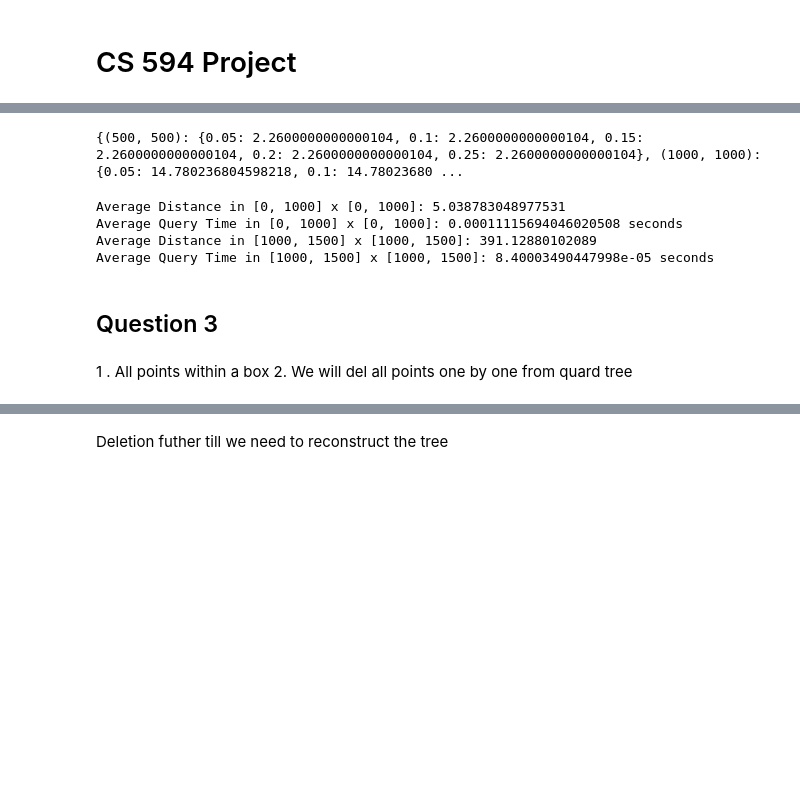
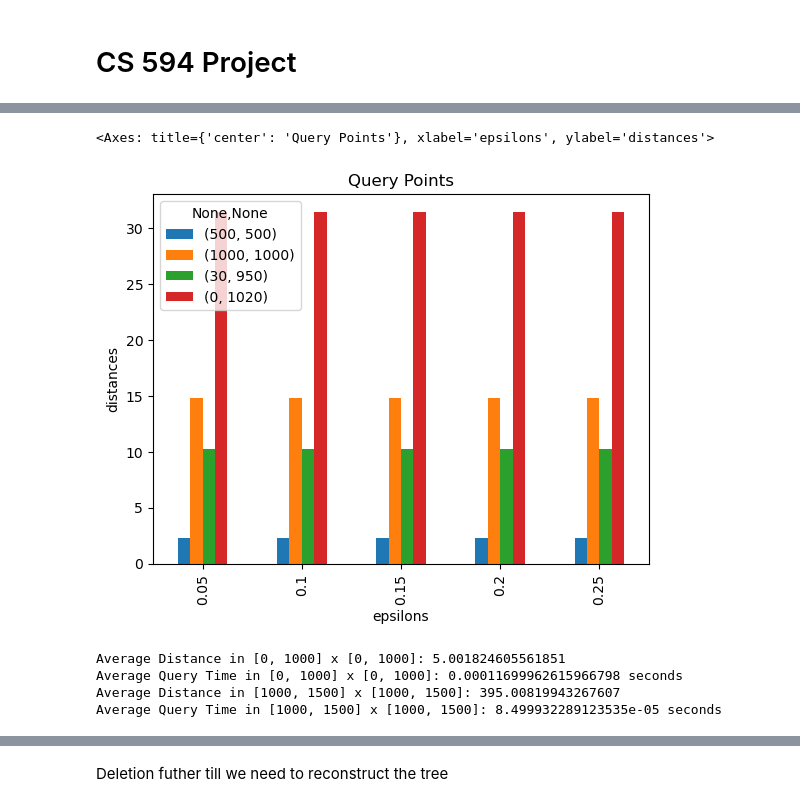
Before and after one commit to soni-ratnesh/CS594-Project, a Jupyter notebook: CS-594 Solutions.ipynb, the cells around one changed output, grey strips where cells are left out. Drawn from its saved outputs; the diff is of its cells as text; code cells hidden in the pictures; blank space fills up the shorter version.

```diff
--- a/CS-594 Solutions.ipynb
+++ b/CS-594 Solutions.ipynb
@@ -64,14 +85,15 @@ Relationship between spread and height, ceil(log(spread)): 14.0 == height of tre
 # %%
 ## sample eps and point as given in question
 epsilons = [0.05, 0.1, 0.15, 0.2, 0.25]
 points = [Point(500, 500), Point(1000, 1000), Point(30, 950), Point(0, 1020)]
 
-distance_ann = cal_nn_distance(points, epsilons)
+distance_ann = cal_nn_distance(points, epsilons, qt)
 
 # plot distance
 pd.DataFrame(distance_ann).plot(kind='bar', xlabel="epsilons", ylabel="distances", title="Query Points")
 # %% [output]
-{(500, 500): {0.05: 2.2600000000000104, 0.1: 2.2600000000000104, 0.15: 2.2600000000000104, 0.2: 2.2600000000000104, 0.25: 2.2600000000000104}, (1000, 1000): {0.05: 14.780236804598218, 0.1: 14.78023680 ...
+<Axes: title={'center': 'Query Points'}, xlabel='epsilons', ylabel='distances'>
+[figure, added]
 # %%
 # running random quertines in given boxes for eps=0.1
 
@@ -81,7 +103,7 @@ ep = 0.1
 # Run queries for the first region [0, 1000] x [0, 1000]
 region1_min = (0, 0)
 region1_max = (1000, 1000)
-avg_distance_region1, avg_query_time_region1 = run_queries(region1_min, region1_max, ep)
+avg_distance_region1, avg_query_time_region1 = run_queries(region1_min, region1_max, ep, qt)
 
 # Output the results
 print(f"Average Distance in [0, 1000] x [0, 1000]: {avg_distance_region1}")
@@ -90,18 +112,13 @@ print(f"Average Query Time in [0, 1000] x [0, 1000]: {avg_query_time_region1} se
 # Run queries for the second region [1000, 1500] x [1000, 1500]
 region2_min = (1000, 1000)
 region2_max = (1500, 1500)
-avg_distance_region2, avg_query_time_region2 = run_queries(region2_min, region2_max, ep)
+avg_distance_region2, avg_query_time_region2 = run_queries(region2_min, region2_max, ep, qt)
 
 
 print(f"Average Distance in [1000, 1500] x [1000, 1500]: {avg_distance_region2}")
 print(f"Average Query Time in [1000, 1500] x [1000, 1500]: {avg_query_time_region2} seconds")
 # %% [output]
-Average Distance in [0, 1000] x [0, 1000]: 5.038783048977531
-Average Query Time in [0, 1000] x [0, 1000]: 0.00011115694046020508 seconds
-Average Distance in [1000, 1500] x [1000, 1500]: 391.12880102089
-Average Query Time in [1000, 1500] x [1000, 1500]: 8.40003490447998e-05 seconds
+Average Distance in [0, 1000] x [0, 1000]: 5.001824605561851
+Average Query Time in [0, 1000] x [0, 1000]: 0.00011699962615966798 seconds
+Average Distance in [1000, 1500] x [1000, 1500]: 395.00819943267607
+Average Query Time in [1000, 1500] x [1000, 1500]: 8.499932289123535e-05 seconds
-# %% [markdown]
-## Question 3
-# %% [markdown]
-1 . All points within a box
-2. We will del all points one by one from quard tree
```
Also changed, not shown: parts of 24 cells of this notebook.
